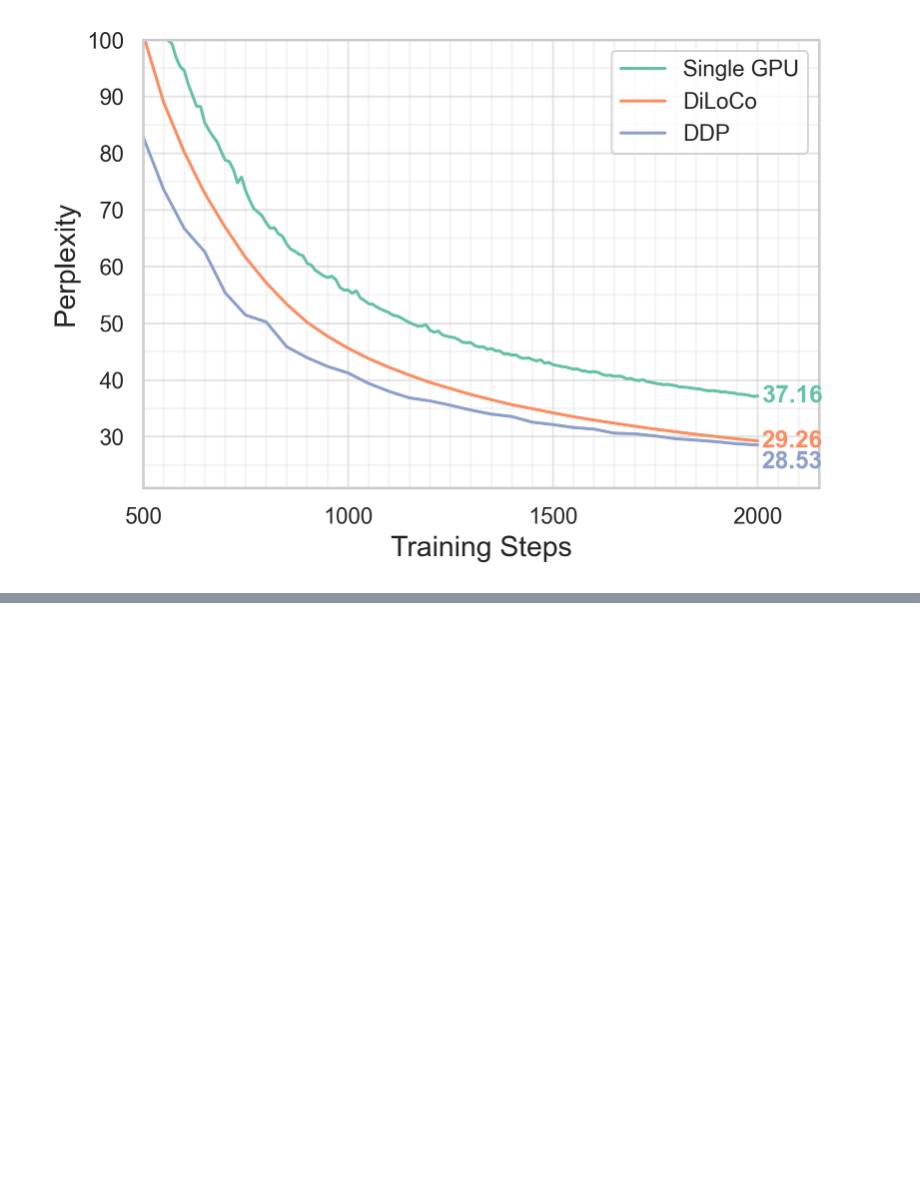
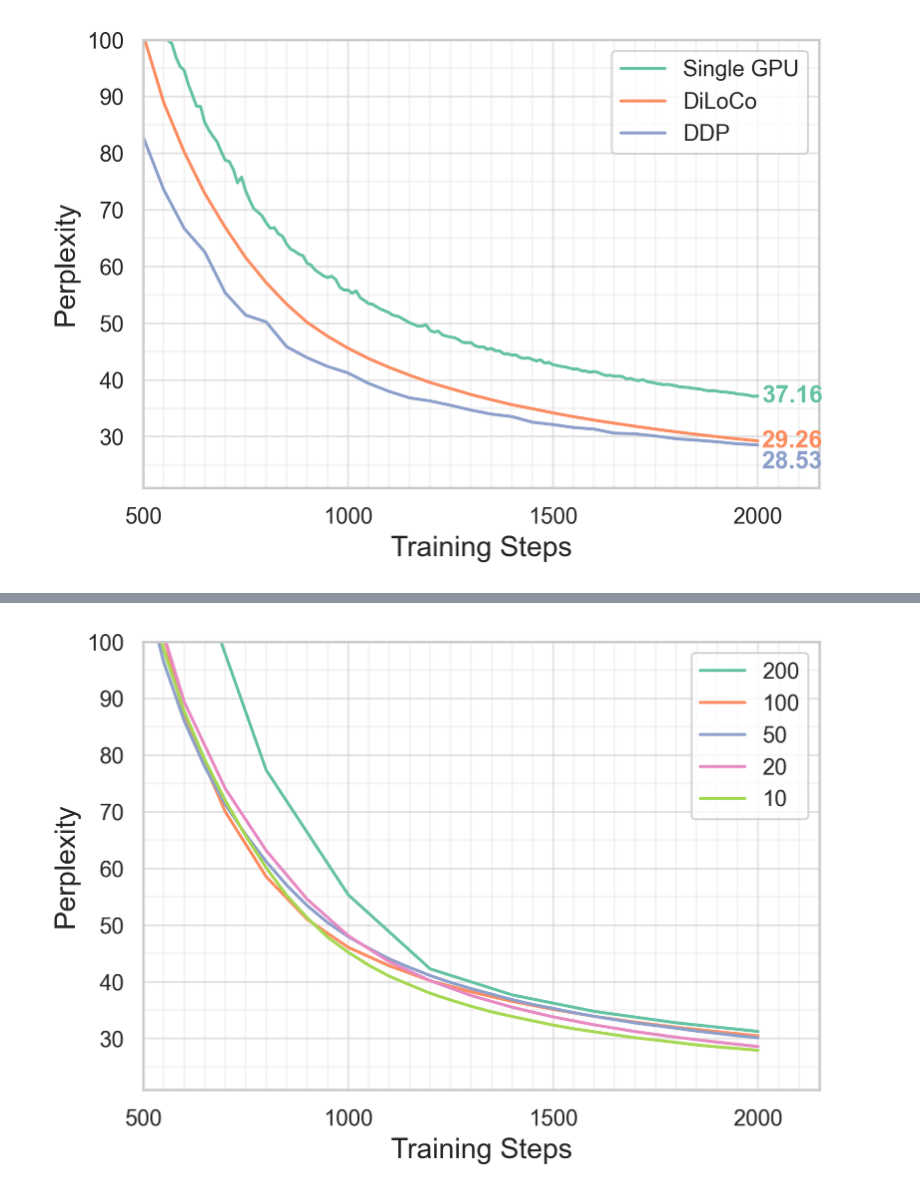
Before and after one commit to mikasenghaas/diloco-swarm, a Jupyter notebook: notebooks/4.0-results.ipynb, the cells around one changed output, grey strips where cells are left out. Cells and saved outputs as stored; diff of their text form; code cells hidden in the pictures; blank space fills up the shorter version.

```diff
--- a/notebooks/4.0-results.ipynb
+++ b/notebooks/4.0-results.ipynb
@@ -339,0 +346,7 @@ fig.savefig("report/figures/experiment2.png", bbox_inches="tight")
+# %%
+# Load runs
+GROUPS = {"10": "20241230_231027", "20": "20241231_082840", "50": "20241230_184347", "100": "20241231_032256", "200": "20241231_124027"}
+MASTER_RUNS = {"10": "vockm5zz", "20": "aqy0tt6s", "50": "i19udsg4", "100": "32z0yqjd", "200": "93faxluz"}
+RUNS = [r for r in ALL_RUNS if r.group in GROUPS.values()]
+
+print(f"✅ Loaded {len(RUNS)} runs.")
@@ -339,0 +355,25 @@ fig.savefig("report/figures/experiment2.png", bbox_inches="tight")
+# %%
+# Get config and summary
+runs_config, runs_summary = [], []
+run_id_to_run = {}
+for run in tqdm(RUNS):
+    run_id, group, name, config, summary = get_metadata(run)
+    run_id_to_run[run_id] = run
+    runs_config.append({"group": group, "name": name, "run_id": run_id, **config})
+    runs_summary.append({"group": group, "name": name, **summary})
+
+runs_config = pd.DataFrame(runs_config).set_index(["group", "name"])
+runs_summary = pd.DataFrame(runs_summary).set_index(["group", "name"])
+# %%
+# Get history from master runs
+runs_history = pd.DataFrame()
+for group, run_id in MASTER_RUNS.items():
+    history = pd.DataFrame(list(run_id_to_run[run_id].scan_history()))
+    history["group"] = group
+    runs_history = pd.concat([runs_history, history])
+# %%
+# Prepare
+cols = {"group": "group", "_step": "step", "eval/perplexity/average": "val_perplexity", "train/global/perplexity/current": "train_perplexity"}
+exp3 = runs_history[cols.keys()].rename(columns=cols)[list(cols.values())]
+exp3 = exp3.dropna().reset_index(drop=True)
+exp3.head()
@@ -339,0 +407,6 @@ fig.savefig("report/figures/experiment2.png", bbox_inches="tight")
+# %%
+# Plot the validation perplexity against steps
+fig, ax = plot_perplexity(exp3, figsize=(6, 4))
+fig.savefig("writing/3-report/figures/experiment3.png", bbox_inches="tight")
+# %% [output]
+[figure, added]
```
Also changed, not shown: parts of 16 cells of this notebook, 5 other files.
